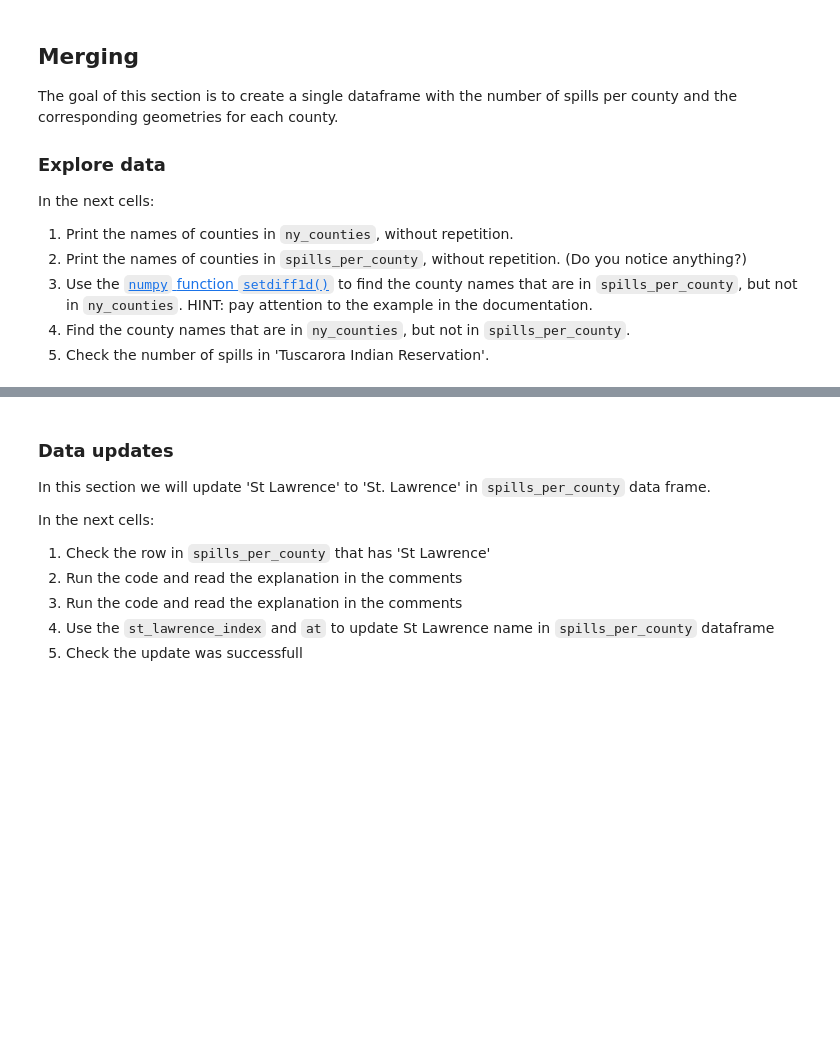
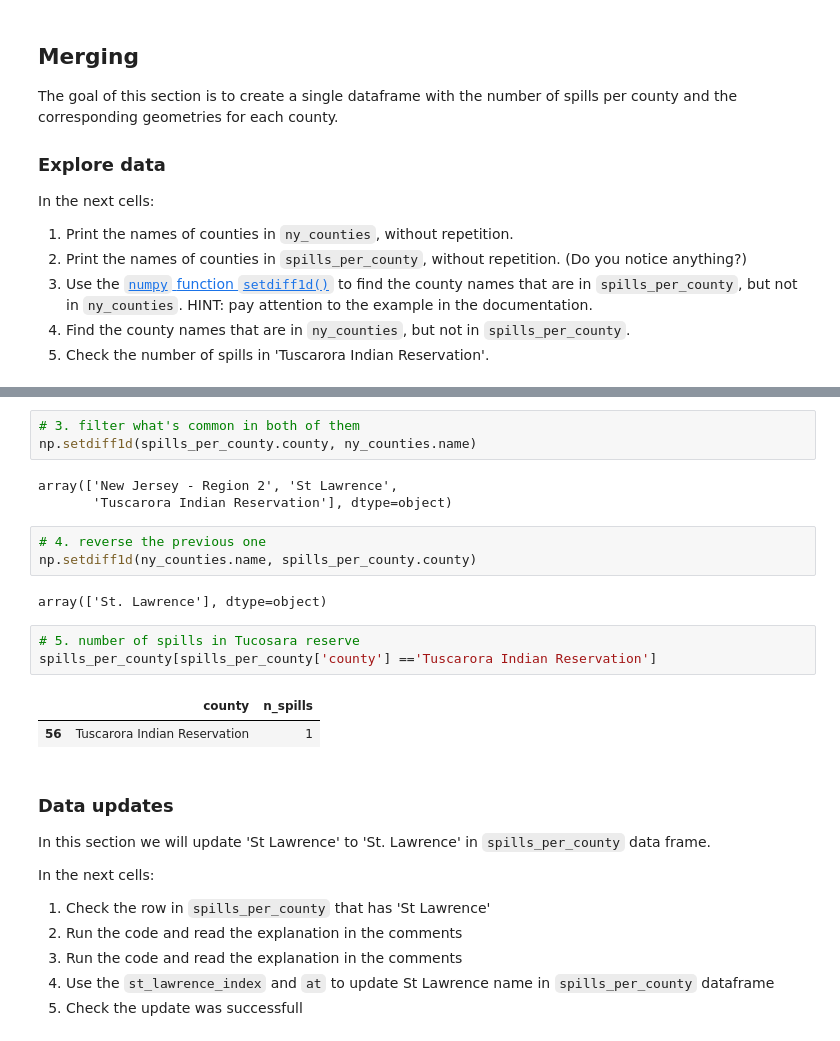
Before and after one commit to Sujan-Bhattarai12/eds220-assignment3, a Jupyter notebook: hwk3-task1-spills.ipynb, the cells around one changed output, grey strips where cells are left out. Cells and saved outputs as stored; diff of their text form; blank space fills up the shorter version.

```diff
--- a/hwk3-task1-spills.ipynb
+++ b/hwk3-task1-spills.ipynb
@@ -318,3 +359,20 @@ In the next cells:
+# %%
+# 3. filter what's common in both of them
+np.setdiff1d(spills_per_county.county, ny_counties.name)
+# %% [output]
+array(['New Jersey - Region 2', 'St Lawrence',
+       'Tuscarora Indian Reservation'], dtype=object)
+# %%
+# 4. reverse the previous one
+np.setdiff1d(ny_counties.name, spills_per_county.county)
+# %% [output]
+array(['St. Lawrence'], dtype=object)
+# %%
+# 5. number of spills in Tucosara reserve
+spills_per_county[spills_per_county['county'] =='Tuscarora Indian Reservation']
+# %% [output]
+|  | county | n_spills |
+| 56 | Tuscarora Indian Reservation | 1 |
 # %% [markdown]
 ### Data updates
 
```
Also changed, not shown: parts of 19 cells of this notebook.
